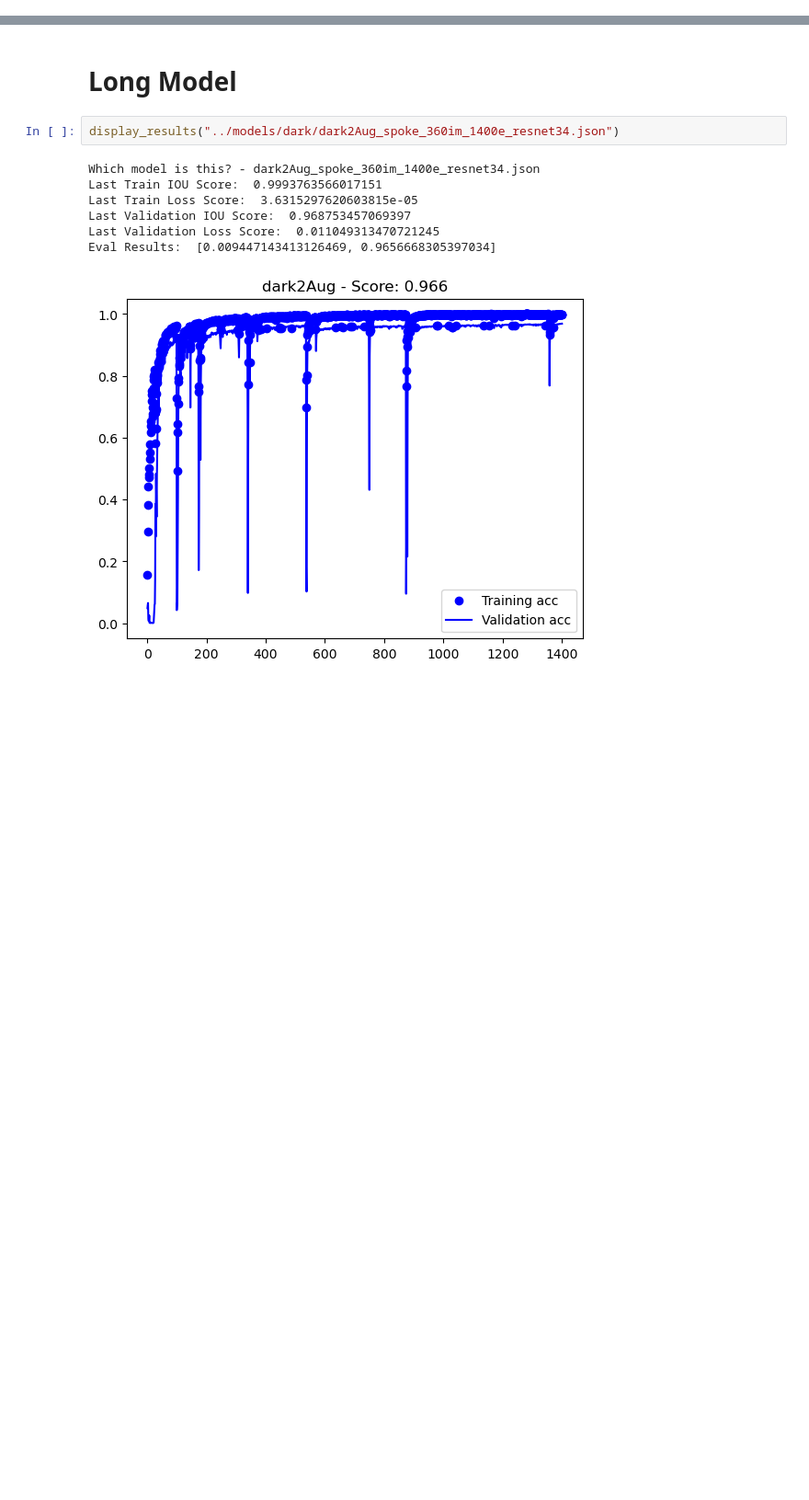
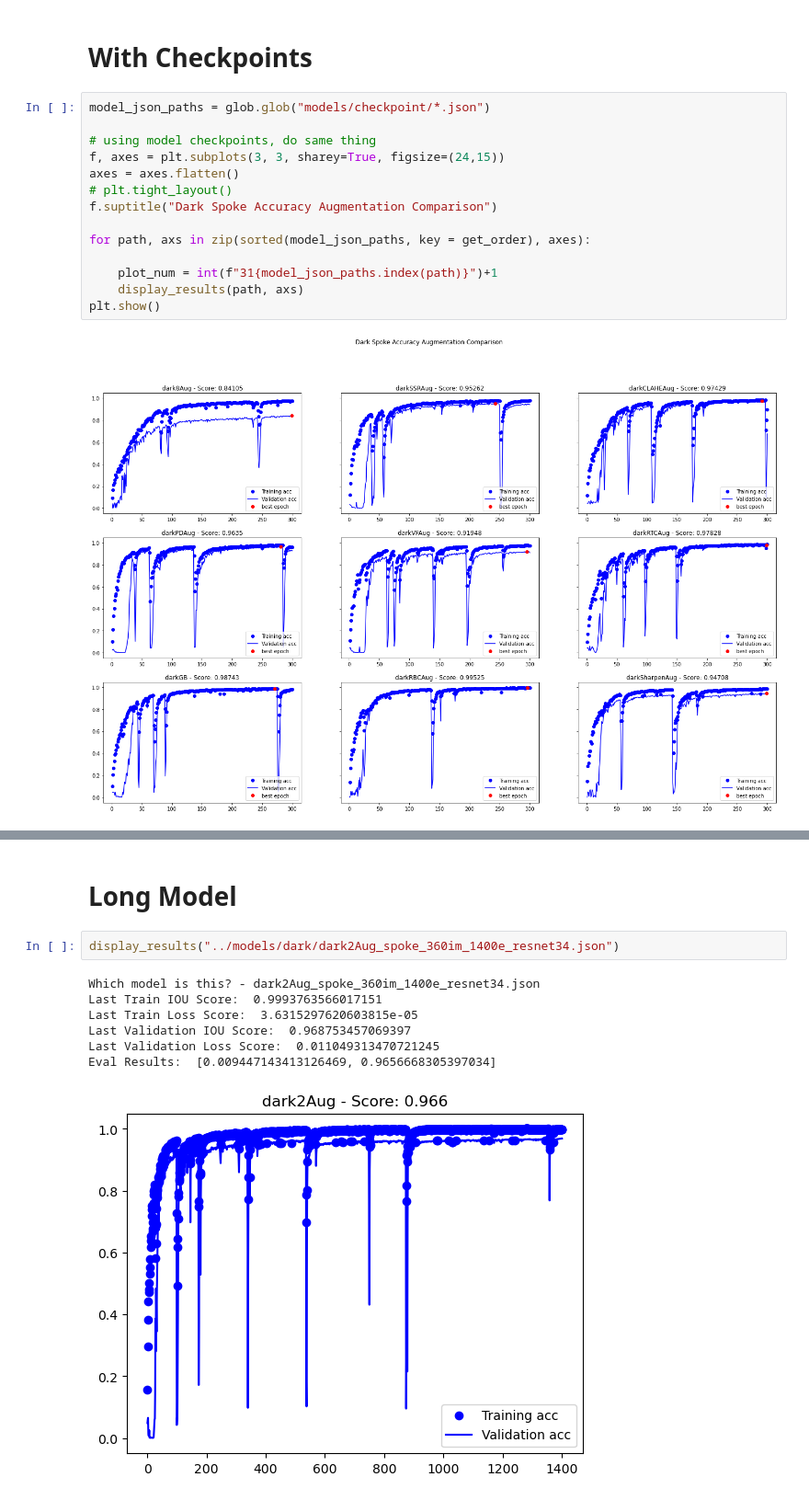
Before and after one commit to Yugadeep/Spokes_ML, a Jupyter notebook: jupyter_testing/augmentation_testing/model_panel.ipynb, the cells around one changed output, grey strips where cells are left out. Shown at 92% size. Drawn from its saved outputs; the diff is of its cells as text; blank space fills up the shorter version.

```diff
--- a/jupyter_testing/augmentation_testing/model_panel.ipynb
+++ b/jupyter_testing/augmentation_testing/model_panel.ipynb
@@ -82,0 +147,18 @@ Eval Results:  [0.671004056930542, 0.22477710247039795]
+# %% [markdown]
+# With Checkpoints
+# %%
+model_json_paths = glob.glob("models/checkpoint/*.json")
+
+# using model checkpoints, do same thing
+f, axes = plt.subplots(3, 3, sharey=True, figsize=(24,15))
+axes = axes.flatten()
+# plt.tight_layout()
+f.suptitle("Dark Spoke Accuracy Augmentation Comparison")
+
+for path, axs in zip(sorted(model_json_paths, key = get_order), axes):
+
+    plot_num = int(f"31{model_json_paths.index(path)}")+1
+    display_results(path, axs)
+plt.show()
+# %% [output]
+[figure, added]
```
Also changed, not shown: parts of 11 cells of this notebook, 4 other files.
